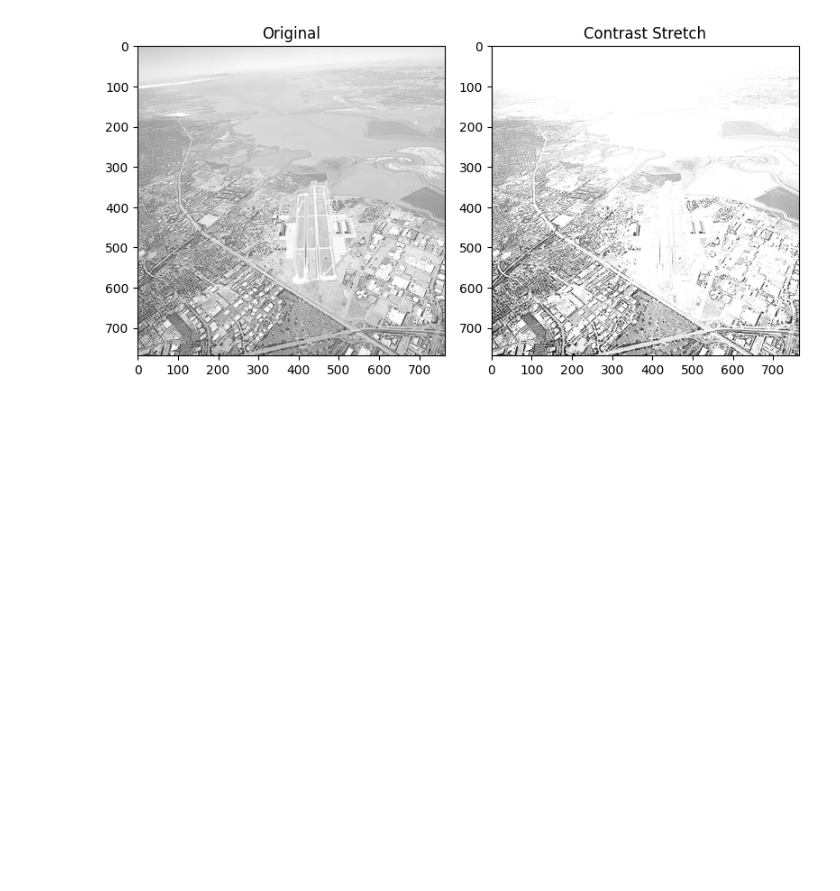
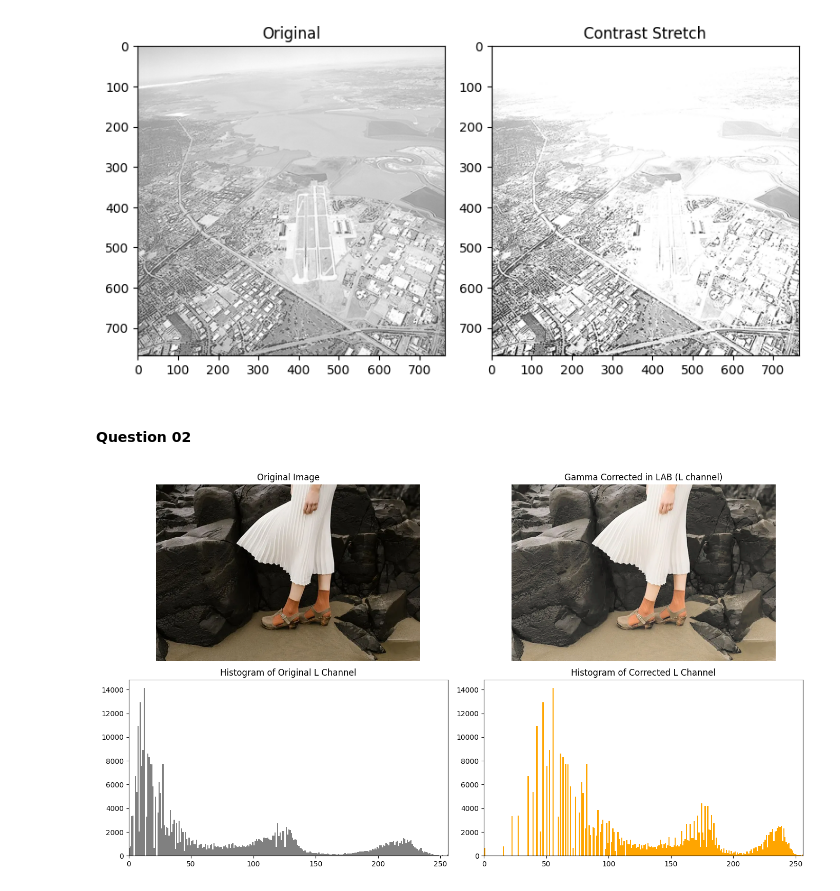
Before and after one commit to Suganthini-G/Intensity-Transformations-and-Neighborhood-Filtering, a Jupyter notebook: 258828H.ipynb, the cells around one changed output. Saved outputs shown, nothing was run; the diff lists cells and outputs as text; code cells hidden in the pictures; blank space fills up the shorter version.

Commit message:
Question 2 answers

```diff
--- a/258828H.ipynb
+++ b/258828H.ipynb
@@ -77,3 +77,52 @@ plt.show()
 [figure]
 [figure]
 [figure]
+# %% [markdown]
+#### Question 02
+# %%
+img_bgr = cv2.imread('images/Image for gamma correction.webp')
+img_rgb = cv2.cvtColor(img_bgr, cv2.COLOR_BGR2RGB)
+
+# (a)
+lab = cv2.cvtColor(img_rgb, cv2.COLOR_RGB2LAB)
+L, a, b = cv2.split(lab)
+
+gamma = 0.5
+L_norm = L / 255.0
+L_gamma = np.power(L_norm, gamma)
+L_gamma = np.clip(L_gamma * 255, 0, 255).astype(np.uint8)
+
+lab_gamma = cv2.merge([L_gamma, a, b])
+img_lab_gamma = cv2.cvtColor(lab_gamma, cv2.COLOR_LAB2RGB)
+
+cv2.imwrite('outputs/q2_original.png', cv2.cvtColor(img_rgb, cv2.COLOR_RGB2BGR))
+cv2.imwrite('outputs/q2_lab_gamma.png', cv2.cvtColor(img_lab_gamma, cv2.COLOR_RGB2BGR))
+
+# (b)
+plt.figure(figsize=(14, 8))
+
+plt.subplot(2, 2, 1)
+plt.title('Original Image')
+plt.imshow(img_rgb)
+plt.axis('off')
+
+plt.subplot(2, 2, 2)
+plt.title('Gamma Corrected in LAB (L channel)')
+plt.imshow(img_lab_gamma)
+plt.axis('off')
+
+plt.subplot(2, 2, 3)
+plt.title('Histogram of Original L Channel')
+plt.hist(L.ravel(), bins=256, range=(0, 256), color='gray')
+plt.xlim([0, 256])
+
+plt.subplot(2, 2, 4)
+plt.title('Histogram of Corrected L Channel')
+plt.hist(L_gamma.ravel(), bins=256, range=(0, 256), color='orange')
+plt.xlim([0, 256])
+
+plt.tight_layout()
+plt.savefig('outputs/q2_lab_gamma_comparison.png')
+plt.show()
+# %% [output]
+[figure, added]
```
Also changed, not shown: 5 other files.
